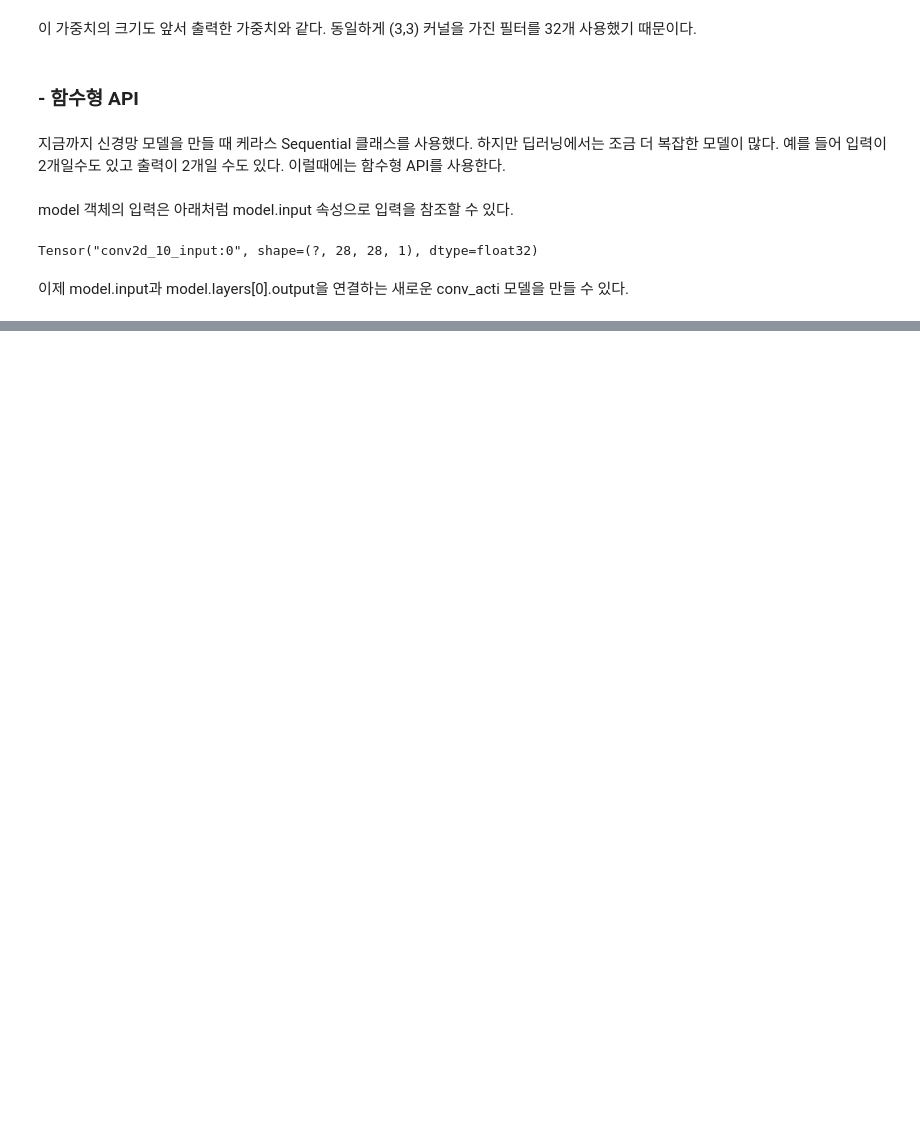
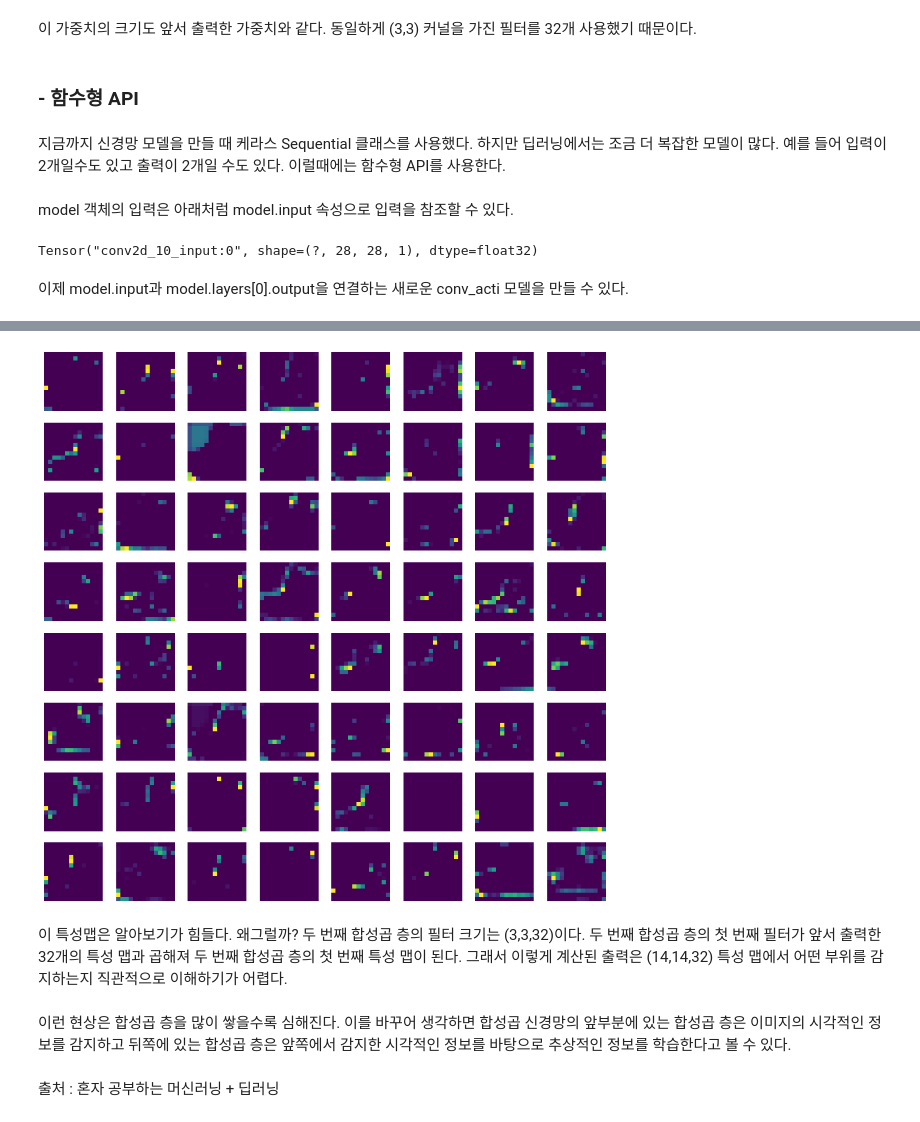
Before and after one commit to jaeyoon89/machinlearnig_deeplearning_study, a Jupyter notebook: mldl_ch8-1_convolution_neural.ipynb, the cells around one changed output, grey strips where cells are left out. Saved outputs shown, nothing was run; the diff lists cells and outputs as text; code cells hidden in the pictures; blank space fills up the shorter version.

```diff
--- a/mldl_ch8-1_convolution_neural.ipynb
+++ b/mldl_ch8-1_convolution_neural.ipynb
@@ -341,0 +378,2 @@ conv_acti = keras.Model(model.input, model.layers[0].output)
+# %%
+conv2_acti = keras.Model(model.input, model.layers[2].output)
@@ -341,0 +382,3 @@ conv_acti = keras.Model(model.input, model.layers[0].output)
+# %%
+inputs = train_input[0:1].reshape(-1,28,28,1) / 255.0
+feature_maps = conv2_acti.predict(inputs)
@@ -341,0 +391,17 @@ conv_acti = keras.Model(model.input, model.layers[0].output)
+# %%
+fig, axs = plt.subplots(8, 8, figsize=(12,12))
+
+for i in range(8):
+    for j in range(8):
+        axs[i, j].imshow(feature_maps[0,:,:,i*8 + j])
+        axs[i, j].axis('off')
+
+plt.show()
+# %% [output]
+[figure, added]
+# %% [markdown]
+이 특성맵은 알아보기가 힘들다. 왜그럴까? 두 번째 합성곱 층의 필터 크기는 (3,3,32)이다. 두 번째 합성곱 층의 첫 번째 필터가 앞서 출력한 32개의 특성 맵과 곱해져 두 번째 합성곱 층의 첫 번째 특성 맵이 된다. 그래서 이렇게 계산된 출력은 (14,14,32) 특성 맵에서 어떤 부위를 감지하는지 직관적으로 이해하기가 어렵다.
+# %% [markdown]
+이런 현상은 합성곱 층을 많이 쌓을수록 심해진다. 이를 바꾸어 생각하면 합성곱 신경망의 앞부분에 있는 합성곱 층은 이미지의 시각적인 정보를 감지하고 뒤쪽에 있는 합성곱 층은 앞쪽에서 감지한 시각적인 정보를 바탕으로 추상적인 정보를 학습한다고 볼 수 있다.
+# %% [markdown]
+출처 : 혼자 공부하는 머신러닝 + 딥러닝
```
Also changed, not shown: parts of 14 cells of this notebook.
